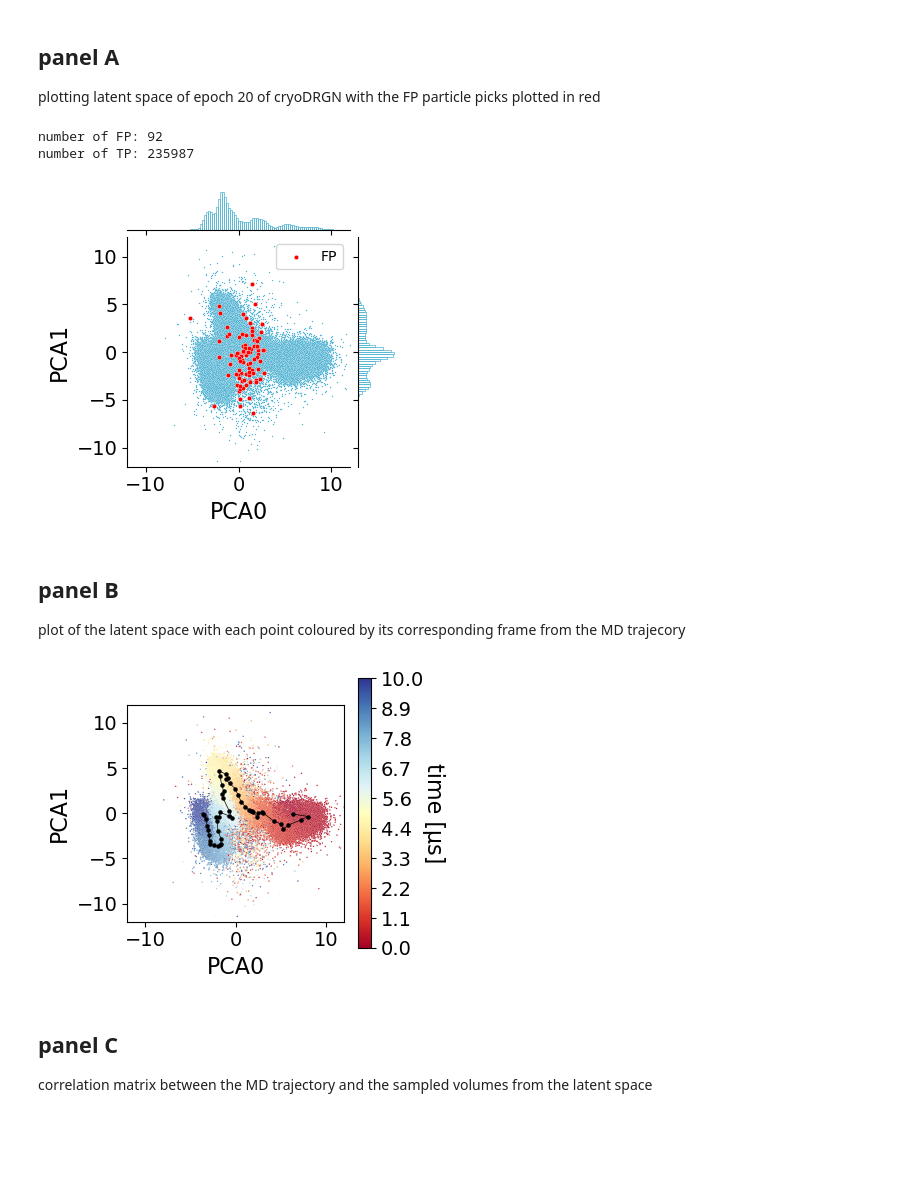
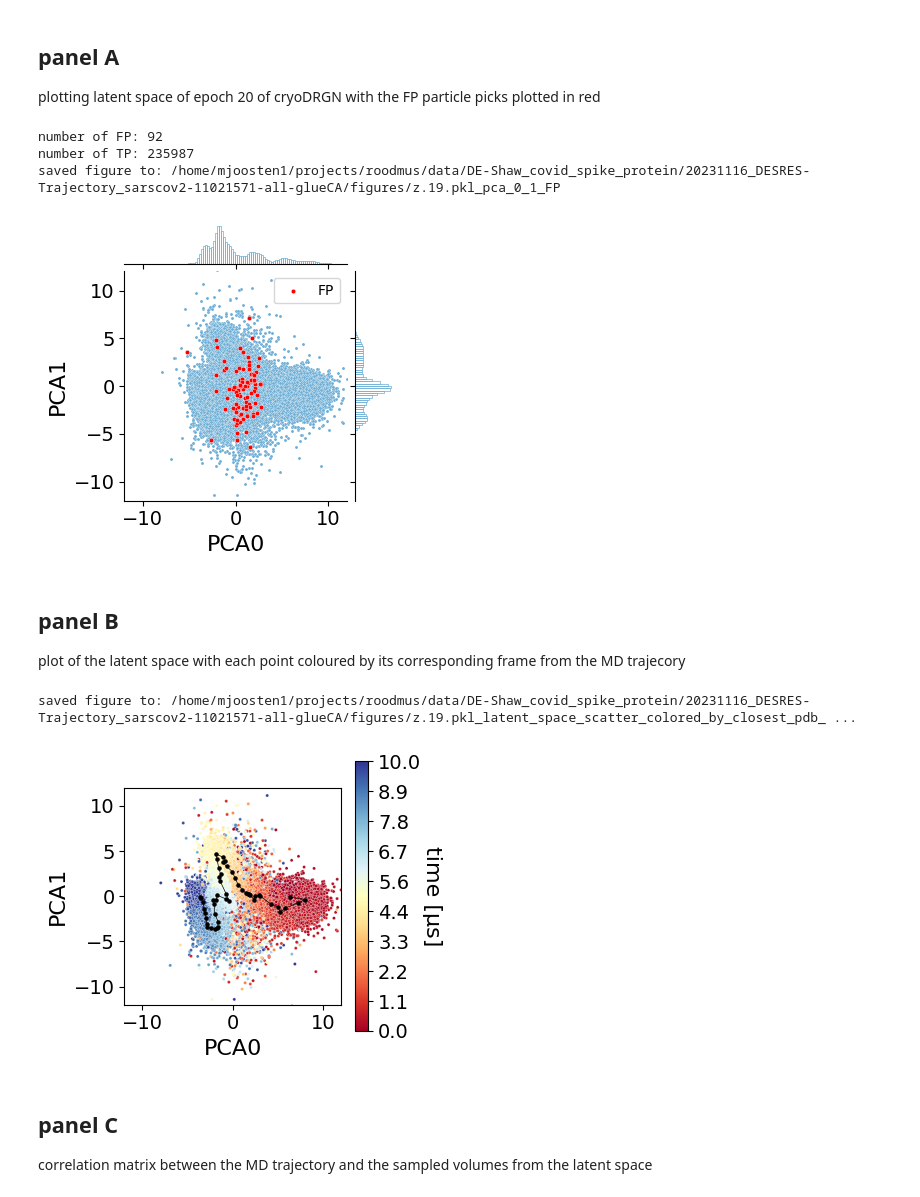
Before and after one commit to ccpem/roodmus, a Jupyter notebook: paper/figure_5.ipynb, the cells around one changed output. Saved outputs shown, nothing was run; the diff lists cells and outputs as text; code cells hidden in the pictures; blank space fills up the shorter version.

Commit message:
updated plotting functions

```diff
--- a/paper/figure_5.ipynb
+++ b/paper/figure_5.ipynb
@@ -26,7 +17,7 @@ def get_latents_cryodrgn(latent_file):
 # %%
 # data loading for DE-Shaw covid spike partially open set
 project_dir = "/home/mjoosten1/projects/roodmus/data/DE-Shaw_covid_spike_protein/20231116_DESRES-Trajectory_sarscov2-11021571-all-glueCA"
-config_dir = os.path.join(project_dir, "Micrographs")
+config_dir = "/home/mjoosten1/projects/roodmus/data/DE-Shaw_covid_spike_protein/DESRES-Trajectory_sarscov2-11021571-all-glueCA/Micrographs"
 figures_dir = os.path.join(project_dir, "figures")
 meta_file = os.path.join(project_dir, "cryoDRGN", "run_data.star")
 jobtypes = {
@@ -45,21 +36,14 @@ df_picked = pd.DataFrame(analysis.results_picking)
 df_truth = pd.DataFrame(analysis.results_truth)
 df_precision, df_picked = analysis.compute_precision(df_picked, df_truth, verbose=verbose)
 
-# latent_space, ndim = IO.get_latents_cs(latent_file)
-latent_space, ndim = get_latents_cryodrgn(latent_file)
-print(f"latent space dimensionality: {ndim}")
-print(latent_space.shape)
-for i in range(ndim):
-    df_picked["latent_{}".format(i)] = latent_space[:, i]
-
-# perform PCA on latent space and add PCA coordinates to the dataframe
-pca = PCA(n_components=ndim)
-pca.fit(latent_space)
-print(pca.explained_variance_ratio_)
-print(pca.singular_values_)
-latent_space_pca = pca.transform(latent_space)
-for i in range(ndim):
-    df_picked["PCA_{}".format(i)] = latent_space_pca[:, i]
+df_picked, ndim = HetRec.add_latent_space_coordinates(
+    latent_file=latent_file,
+    df_picked=df_picked,
+)
+df_picked, pca = HetRec.compute_PCA(
+    df_picked=df_picked,
+    ndim=ndim,
+)
 df_picked.tail()
 # %% [output]
 loading metadata from /home/mjoosten1/projects/roodmus/data/DE-Shaw_covid_spike_protein/20231116_DESRES-Trajectory_sarscov2-11021571-all-glueCA/cryoDRGN/run_data.star...
@@ -103,7 +81,7 @@ grid = plot_latent_space_scatter(
     df_picked,
     dim_1=dim1,
     dim_2=dim2,
-    color="#4eb3d3",
+    # color="#4eb3d3",
     pca=True
 )
 df_FP = df_picked[df_picked["TP"]==0]
@@ -124,12 +102,15 @@ grid.figure.get_axes()[0].tick_params(labelsize=14)
 grid.figure.get_axes()[0].set_xlim((-12, 12))
 grid.figure.get_axes()[0].set_ylim((-12, 12))
 
-grid.savefig(os.path.join(figures_dir, f"{os.path.basename(latent_file)}_pca_{dim1}_{dim2}_FP.pdf"), bbox_inches="tight")
-grid.savefig(os.path.join(figures_dir, f"{os.path.basename(latent_file)}_pca_{dim1}_{dim2}_FP.png"), bbox_inches="tight", dpi=600)
+outfilename = os.path.join(figures_dir, f"{os.path.basename(latent_file)}_pca_{dim1}_{dim2}_FP")
+# grid.savefig(outfilename+".pdf", bbox_inches="tight")
+# grid.savefig(outfilename+".png", bbox_inches="tight", dpi=600)
+print(f"saved figure to: {outfilename}")
 # %% [output]
 number of FP: 92
 number of TP: 235987
+saved figure to: /home/mjoosten1/projects/roodmus/data/DE-Shaw_covid_spike_protein/20231116_DESRES-Trajectory_sarscov2-11021571-all-glueCA/figures/z.19.pkl_pca_0_1_FP
-[figure, old version]
+[figure, new version]
 # %% [markdown]
 ## panel B
 plot of the latent space with each point coloured by its corresponding frame from the MD trajecory
@@ -159,36 +140,39 @@ xticklabels = [np.round(r, 1) for r in np.linspace(1, df_picked["closest_pdb_ind
 cbar.set_ticklabels(xticklabels, fontsize=14)
 ax.set_xlabel(f"PCA{dim1}", fontsize=16)
 ax.set_ylabel(f"PCA{dim2}", fontsize=16)
 ax.tick_params(labelsize=14)
 ax.set_xlim((-12, 12))
 ax.set_ylim((-12, 12))
 
 # add trajectory to the plot
 N_volumes = 50
 pdb_indices = np.unique(df_picked["closest_pdb_index"])
 d_pdbs = len(pdb_indices) // N_volumes
 
 trajectory = np.zeros((N_volumes, ndim))
 trajectory_pca = np.zeros((N_volumes, ndim))
 for i in range(N_volumes):
     pdb_group = pdb_indices[i*d_pdbs:(i+1)*d_pdbs]
     mean_latent = df_picked[df_picked["closest_pdb_index"].isin(pdb_group)].agg(
         {f"latent_{i}": "mean" for i in range(ndim)}
     )
     trajectory[i] = mean_latent.values
     mean_pca = df_picked[df_picked["closest_pdb_index"].isin(pdb_group)].agg(
         {f"PCA_{i}": "mean" for i in range(ndim)}
     )
     trajectory_pca[i] = mean_pca.values
 
 ax.scatter(trajectory_pca[:, 0], trajectory_pca[:, 1], s=5, c="black", zorder=10)
 ax.plot(trajectory_pca[:, 0], trajectory_pca[:, 1], c="black", zorder=10, linewidth=0.5)
 ax.set_aspect("equal")
 
-fig.savefig(os.path.join(figures_dir, f"{os.path.basename(latent_file)}_latent_space_scatter_colored_by_closest_pdb_index_pca.png"), dpi=600, bbox_inches="tight")
-fig.savefig(os.path.join(figures_dir, f"{os.path.basename(latent_file)}_latent_space_scatter_colored_by_closest_pdb_index_pca.pdf"), bbox_inches="tight")
+outfilename = os.path.join(figures_dir, f"{os.path.basename(latent_file)}_latent_space_scatter_colored_by_closest_pdb_index_pca")
+# fig.savefig(outfilename+".png", dpi=600, bbox_inches="tight")
+# fig.savefig(outfilename+".pdf", bbox_inches="tight")
+print(f"saved figure to: {outfilename}")
 # %% [output]
+saved figure to: /home/mjoosten1/projects/roodmus/data/DE-Shaw_covid_spike_protein/20231116_DESRES-Trajectory_sarscov2-11021571-all-glueCA/figures/z.19.pkl_latent_space_scatter_colored_by_closest_pdb_ ...
-[figure, old version]
+[figure, new version]
 # %% [markdown]
 ## panel C
 correlation matrix between the MD trajectory and the sampled volumes from the latent space
```
Also changed, not shown: parts of 8 cells of this notebook, 1 other file.
